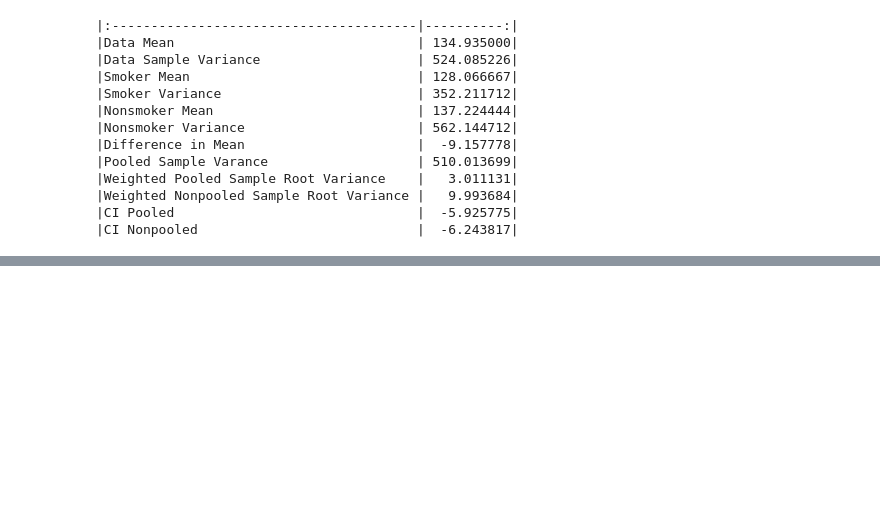
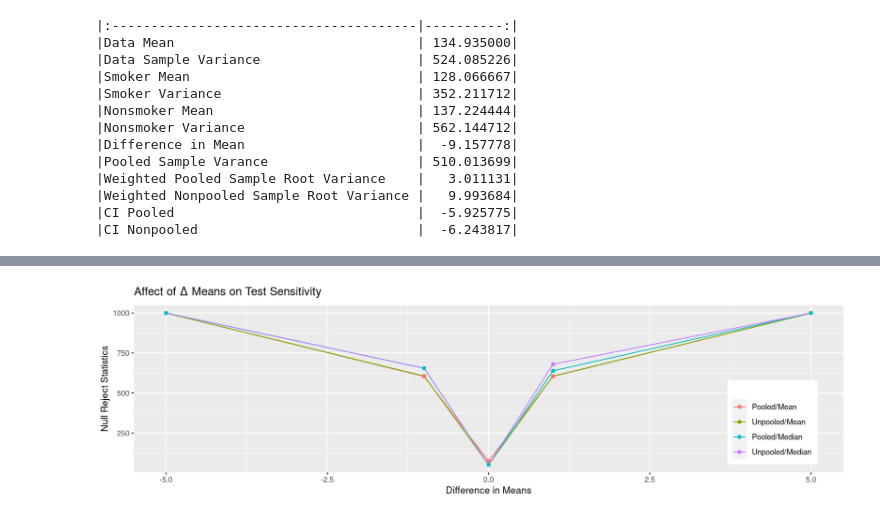
Before and after one commit to hkopanski/502_final_project, a Jupyter notebook: 502_Project.ipynb, the cells around one changed output, grey strips where cells are left out. Saved outputs shown, nothing was run; the diff lists cells and outputs as text; code cells hidden in the pictures; blank space fills up the shorter version.

Commit message:
Added summary tables plots to Part II and Appendix III

```diff
--- a/502_Project.ipynb
+++ b/502_Project.ipynb
@@ -1235,3 +1235,26 @@ d %>% knitr::kable()
 |Weighted Nonpooled Sample Root Variance |   9.993684|
 |CI Pooled                               |  -5.925775|
 |CI Nonpooled                            |  -6.243817|
+# %%
+av_med_stats_by_diff <- df_combo2 %>% group_by(diff) %>% summarise(avg_up = mean(Test_Results_up), med_up = median(Test_Results_up),
+                                                                   avg_po = mean(Test_Results_po), med_po = median(Test_Results_po))
+
+
+av_med_stats_by_var <- df_combo2 %>% group_by(var1) %>% summarise(avg_up = mean(Test_Results_up), med_up = median(Test_Results_up),
+                                                                   avg_po = mean(Test_Results_po), med_po = median(Test_Results_po))
+
+av_med_stats_by_nulln <- df_combo2 %>% group_by(n1) %>% summarise(avg_up = mean(Test_Results_up), med_up = median(Test_Results_up),
+                                                                   avg_po = mean(Test_Results_po), med_po = median(Test_Results_po))
+
+av_med_stats_by_altn <- df_combo2 %>% group_by(n2) %>% summarise(avg_up = mean(Test_Results_up), med_up = median(Test_Results_up),
+                                                                   avg_po = mean(Test_Results_po), med_po = median(Test_Results_po))
+
+av_med_stats_by_comn <- df_combo2 %>% mutate(comn = n1 + n2) %>% group_by(comn) %>%
+                                                                   summarise(avg_up = mean(Test_Results_up), med_up = median(Test_Results_up),
+                                                                   avg_po = mean(Test_Results_po), med_po = median(Test_Results_po))
+
+knitr::kable(av_med_stats_by_diff)
+knitr::kable(av_med_stats_by_var)
+knitr::kable(av_med_stats_by_nulln)
+knitr::kable(av_med_stats_by_altn)
+knitr::kable(av_med_stats_by_comn)
@@ -1237,0 +1286,11 @@ d %>% knitr::kable()
+# %%
+av_med_stats_by_diff %>% gather(key = "stat", value = "calc", avg_up:med_po) %>%
+                         ggplot() + geom_line(aes(x = diff, y = calc, color = stat)) +
+                                    geom_point(aes(x = diff, y = calc, color = stat)) + xlab("Difference in Means") +
+                                    ylab("Null Reject Statistics") + ggtitle("Affect of" ~ Delta ~ "Means on Test Sensitivity") +
+                                    scale_color_discrete(name = "",
+                                                         labels = c("Pooled/Mean", "Unpooled/Mean",
+                                                                   "Pooled/Median", "Unpooled/Median")) +
+                                    theme(legend.position = c(0.9, 0.3))
+# %% [output]
+[figure, added]
```
Also changed, not shown: parts of 7 cells of this notebook, 3 other files.
